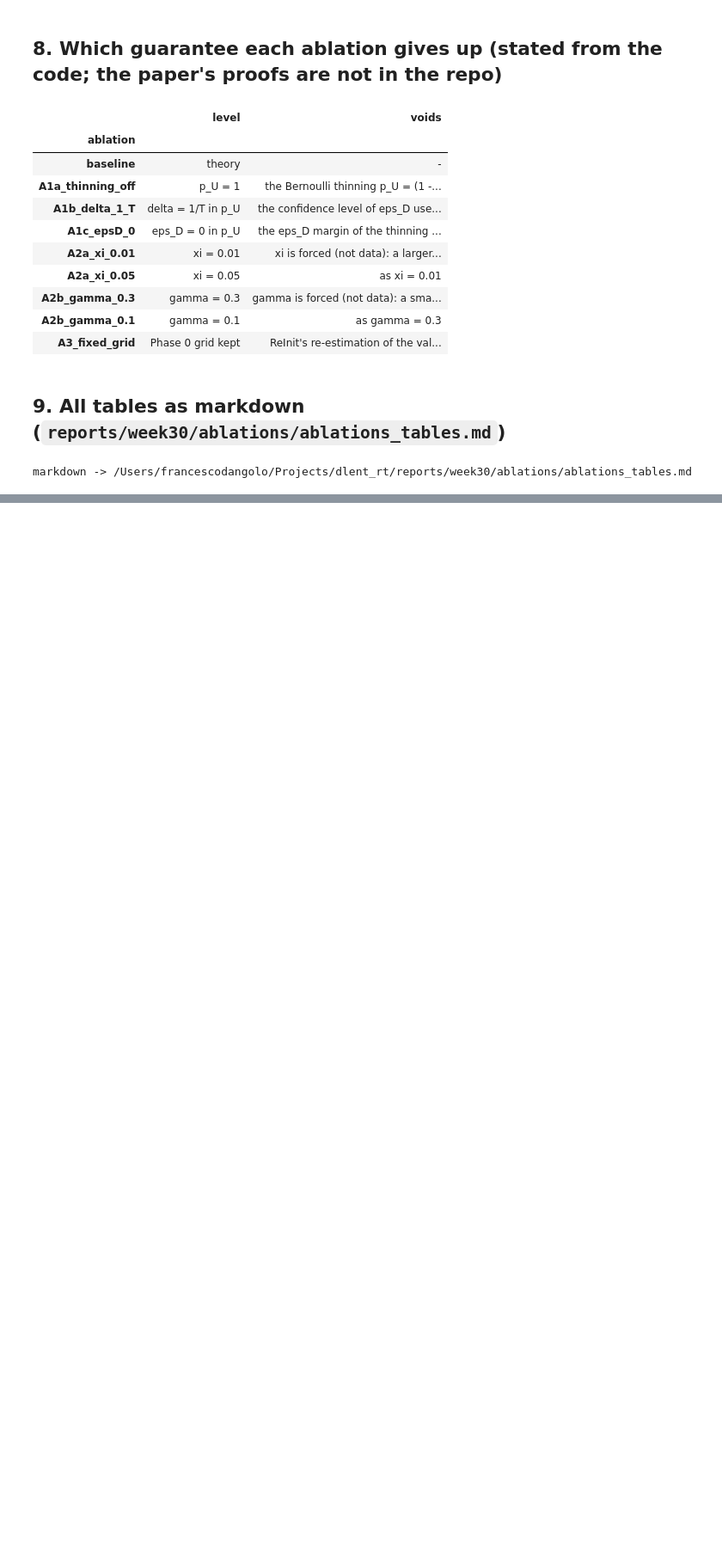
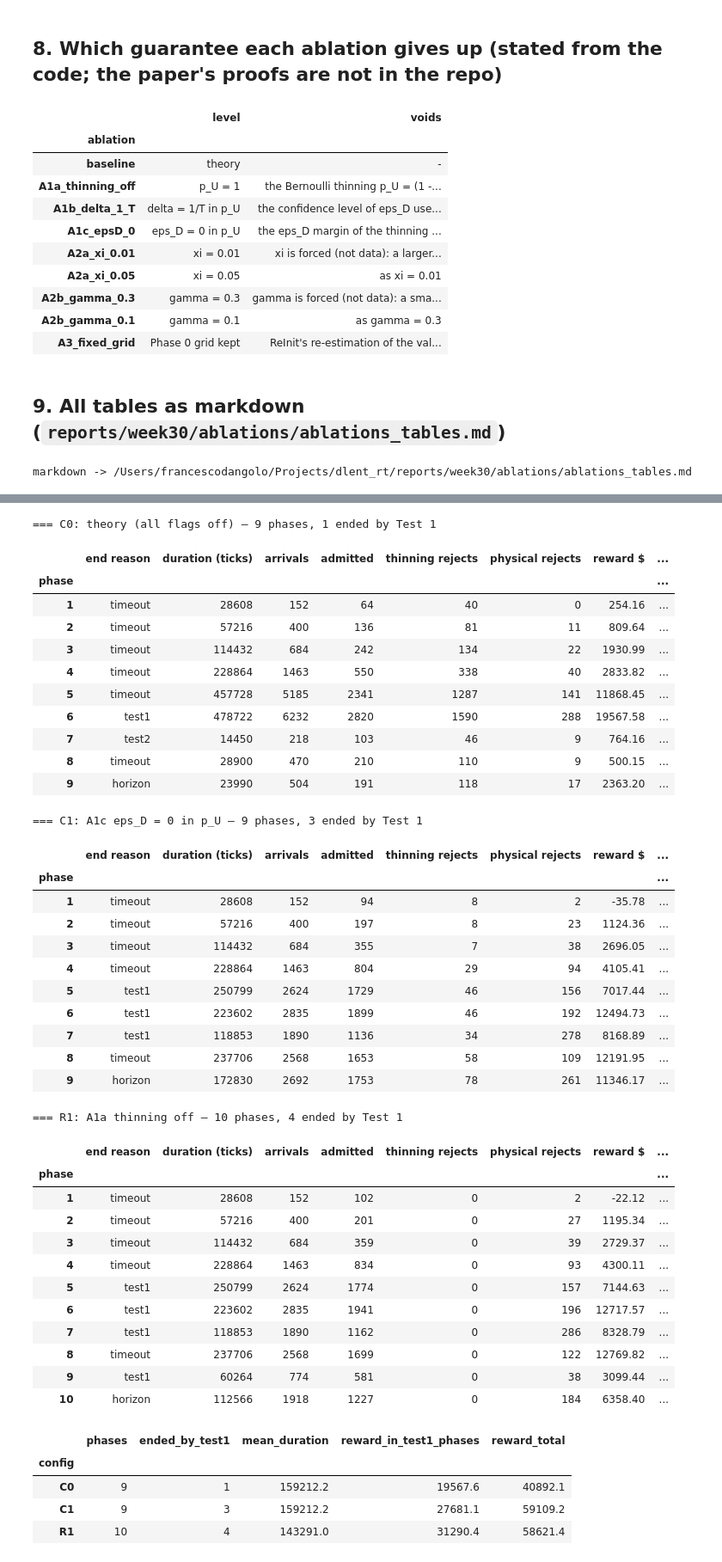
Before and after one commit to dangolofrancesco/dlent_rt, a Jupyter notebook: notebooks/05_ablations_small_cluster.ipynb, the cells around one changed output, grey strips where cells are left out. Shown at 86% size. Cells and saved outputs as stored; diff of their text form; code cells hidden in the pictures; blank space fills up the shorter version.

```diff
--- a/notebooks/05_ablations_small_cluster.ipynb
+++ b/notebooks/05_ablations_small_cluster.ipynb
@@ -331,0 +421,24 @@ markdown -> /Users/francescodangolo/Projects/dlent_rt/reports/week30/ablations/a
+# %%
+nb03_small = (ROOT / "reports" / "week30" / "small_cluster_nb" / "nb03_numbers.md").read_text()
+BUCKET_REF = 115_705.84                                     # bucketed MILP A (reference buckets), realised
+assert "| bucketed MILP A (reference buckets) | 115,705.84 |" in nb03_small
+ST_THIN = np.mean([REF[f"static + thinning $ (offset {o})"] for o in sorted(RUNS["seed offset"].unique())])
+fig, ax = plt.subplots(figsize=(11, 4.6))
+order_c = ["C0", "C1", "C2", "C3", "R1", "R2"]
+x = np.arange(len(order_c))
+cols = ["dimgray", "teal", "teal", "teal", "steelblue", "steelblue"]
+ax.bar(x, CSUM.loc[order_c, "R mean $"], color=cols,
+       yerr=[0 if c in ("R1", "R2") else CSUM.loc[c, "R std $"] for c in order_c], capsize=4)
+for xi_, c in zip(x, order_c):
+    ax.text(xi_, CSUM.loc[c, "R mean $"], f"{CSUM.loc[c, 'R mean $']:,.0f}\n{CSUM.loc[c, '% of job MILP']:.1f}%",
+            ha="center", va="bottom", fontsize=7)
+for val, lab, ls, col in ((SP, "static Phase 0", ":", "darkorange"), (ST_THIN, "static + thinning (mean)", ":", "sienna"),
+                          (BUCKET_REF, "bucketed MILP (reference buckets)", "--", "purple"),
+                          (JM, "job MILP", "--", "k"), (CEIL, "feasible ceiling", "-", "gray")):
+    ax.axhline(val, color=col, ls=ls, lw=1.0, label=f"{lab} {val:,.0f}")
+ax.set_xticks(x, [f"{c}\n{CSUM.loc[c, 'description']}" for c in order_c], fontsize=7)
+ax.set_ylabel("R $ over the stream")
+ax.set_title("Cumulative ablations (C0 → C3) and the thinning-off references (R1, R2; deterministic)", fontsize=10)
+ax.legend(fontsize=7, loc="upper left", ncol=2)
+ax.set_ylim(0, CEIL * 1.08)
+plt.tight_layout(); savefig(fig, "cumulative"); plt.show()
@@ -331,0 +450,56 @@ markdown -> /Users/francescodangolo/Projects/dlent_rt/reports/week30/ablations/a
+# %%
+for c in ("C0", "C1", "R1"):
+    g = CPH[CPH.config == c][["phase", "end reason", "duration (ticks)", "arrivals", "admitted", "thinning rejects",
+                              "physical rejects", "reward $", "tau > 0", "tau (cpu, ram)", "p_U at start"]]
+    print(f"=== {c}: {CSUM.loc[c, 'description']} — {len(g)} phases, "
+          f"{int((g['end reason'] == 'test1').sum())} ended by Test 1")
+    display(g.set_index("phase").style.format(precision=4, subset=["p_U at start"]).format(precision=2, subset=["reward $"]))
+summ_ph = (CPH.assign(test1=CPH["end reason"] == "test1")
+           .groupby("config").agg(phases=("phase", "count"), ended_by_test1=("test1", "sum"),
+                                  mean_duration=("duration (ticks)", "mean"),
+                                  reward_in_test1_phases=("reward $", lambda r: r[CPH.loc[r.index, "end reason"] == "test1"].sum()),
+                                  reward_total=("reward $", "sum")).loc[["C0", "C1", "R1"]])
+display(summ_ph.style.format(precision=1))
+# %% [output]
+=== C0: theory (all flags off) — 9 phases, 1 ended by Test 1
+|  | end reason | duration (ticks) | arrivals | admitted | thinning rejects | physical rejects | reward $ | ... |
+| phase |  |  |  |  |  |  |  | ... |
+| 1 | timeout | 28608 | 152 | 64 | 40 | 0 | 254.16 | ... |
+| 2 | timeout | 57216 | 400 | 136 | 81 | 11 | 809.64 | ... |
+| 3 | timeout | 114432 | 684 | 242 | 134 | 22 | 1930.99 | ... |
+| 4 | timeout | 228864 | 1463 | 550 | 338 | 40 | 2833.82 | ... |
+| 5 | timeout | 457728 | 5185 | 2341 | 1287 | 141 | 11868.45 | ... |
+| 6 | test1 | 478722 | 6232 | 2820 | 1590 | 288 | 19567.58 | ... |
+| 7 | test2 | 14450 | 218 | 103 | 46 | 9 | 764.16 | ... |
+| 8 | timeout | 28900 | 470 | 210 | 110 | 9 | 500.15 | ... |
+| 9 | horizon | 23990 | 504 | 191 | 118 | 17 | 2363.20 | ... |
+=== C1: A1c eps_D = 0 in p_U — 9 phases, 3 ended by Test 1
+|  | end reason | duration (ticks) | arrivals | admitted | thinning rejects | physical rejects | reward $ | ... |
+| phase |  |  |  |  |  |  |  | ... |
+| 1 | timeout | 28608 | 152 | 94 | 8 | 2 | -35.78 | ... |
+| 2 | timeout | 57216 | 400 | 197 | 8 | 23 | 1124.36 | ... |
+| 3 | timeout | 114432 | 684 | 355 | 7 | 38 | 2696.05 | ... |
+| 4 | timeout | 228864 | 1463 | 804 | 29 | 94 | 4105.41 | ... |
+| 5 | test1 | 250799 | 2624 | 1729 | 46 | 156 | 7017.44 | ... |
+| 6 | test1 | 223602 | 2835 | 1899 | 46 | 192 | 12494.73 | ... |
+| 7 | test1 | 118853 | 1890 | 1136 | 34 | 278 | 8168.89 | ... |
+| 8 | timeout | 237706 | 2568 | 1653 | 58 | 109 | 12191.95 | ... |
+| 9 | horizon | 172830 | 2692 | 1753 | 78 | 261 | 11346.17 | ... |
+=== R1: A1a thinning off — 10 phases, 4 ended by Test 1
+|  | end reason | duration (ticks) | arrivals | admitted | thinning rejects | physical rejects | reward $ | ... |
+| phase |  |  |  |  |  |  |  | ... |
+| 1 | timeout | 28608 | 152 | 102 | 0 | 2 | -22.12 | ... |
+| 2 | timeout | 57216 | 400 | 201 | 0 | 27 | 1195.34 | ... |
+| 3 | timeout | 114432 | 684 | 359 | 0 | 39 | 2729.37 | ... |
+| 4 | timeout | 228864 | 1463 | 834 | 0 | 93 | 4300.11 | ... |
+| 5 | test1 | 250799 | 2624 | 1774 | 0 | 157 | 7144.63 | ... |
+| 6 | test1 | 223602 | 2835 | 1941 | 0 | 196 | 12717.57 | ... |
+| 7 | test1 | 118853 | 1890 | 1162 | 0 | 286 | 8328.79 | ... |
+| 8 | timeout | 237706 | 2568 | 1699 | 0 | 122 | 12769.82 | ... |
+| 9 | test1 | 60264 | 774 | 581 | 0 | 38 | 3099.44 | ... |
+| 10 | horizon | 112566 | 1918 | 1227 | 0 | 184 | 6358.40 | ... |
+|  | phases | ended_by_test1 | mean_duration | reward_in_test1_phases | reward_total |
+| config |  |  |  |  |  |
+| C0 | 9 | 1 | 159212.2 | 19567.6 | 40892.1 |
+| C1 | 9 | 3 | 159212.2 | 27681.1 | 59109.2 |
+| R1 | 10 | 4 | 143291.0 | 31290.4 | 58621.4 |
```
Also changed, not shown: parts of 7 cells of this notebook, 10 other files.
